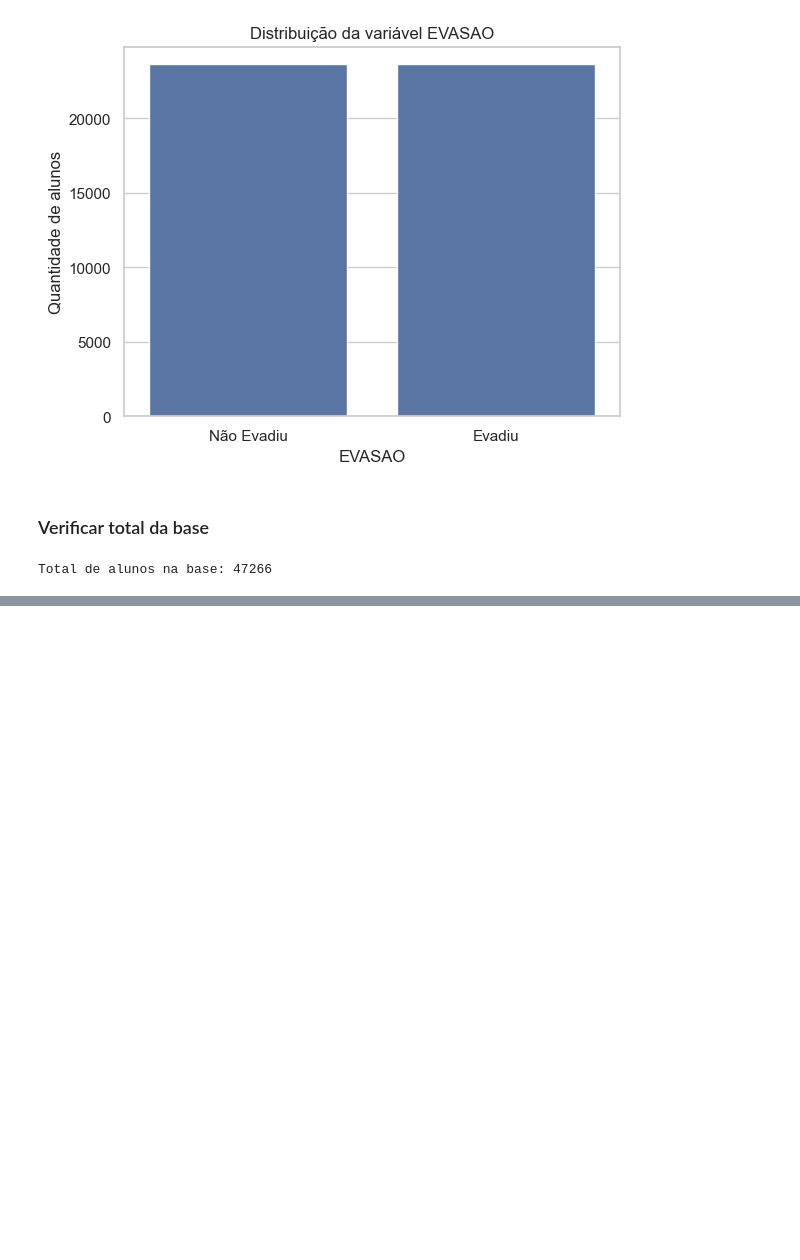
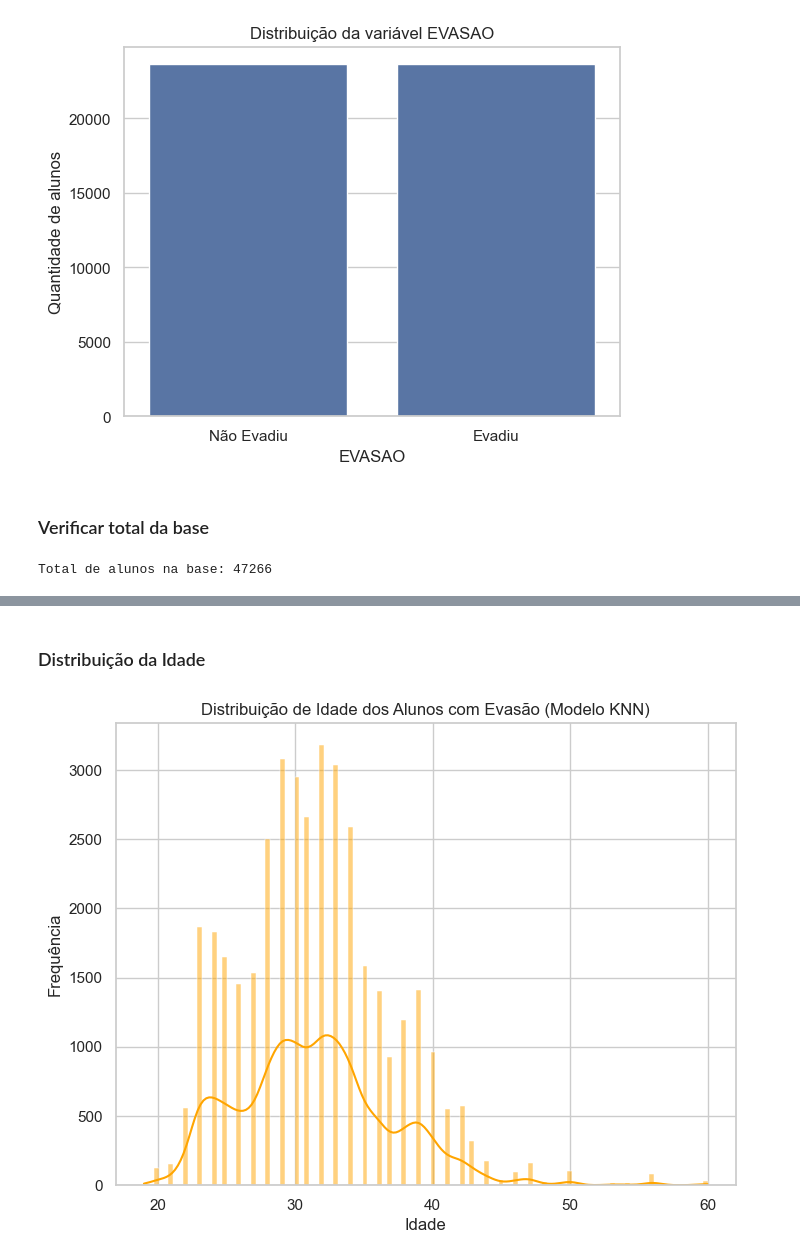
Before and after one commit to DiegoKazadi/ufcg-mlops-dropout-student, a Jupyter notebook: ufcg-mlops-dropout-student.ipynb, the cells around one changed output, grey strips where cells are left out. Saved outputs shown, nothing was run; the diff lists cells and outputs as text; code cells hidden in the pictures; blank space fills up the shorter version.

```diff
--- a/ufcg-mlops-dropout-student.ipynb
+++ b/ufcg-mlops-dropout-student.ipynb
@@ -3369,0 +3006,12 @@ for nome, metricas in resultados.items():
+# %% [markdown]
+ ### Distribuição da Idade
+# %%
+# Gráfico de distribuição de idade
+plt.figure(figsize=(8, 6))
+sns.histplot(dados_evasores_knn_relevantes['IDADE'], kde=True, color='orange')
+plt.title('Distribuição de Idade dos Alunos com Evasão (Modelo KNN)')
+plt.xlabel('Idade')
+plt.ylabel('Frequência')
+plt.show()
+# %% [output]
+[figure, added]
```
Also changed, not shown: parts of 25 cells of this notebook.
